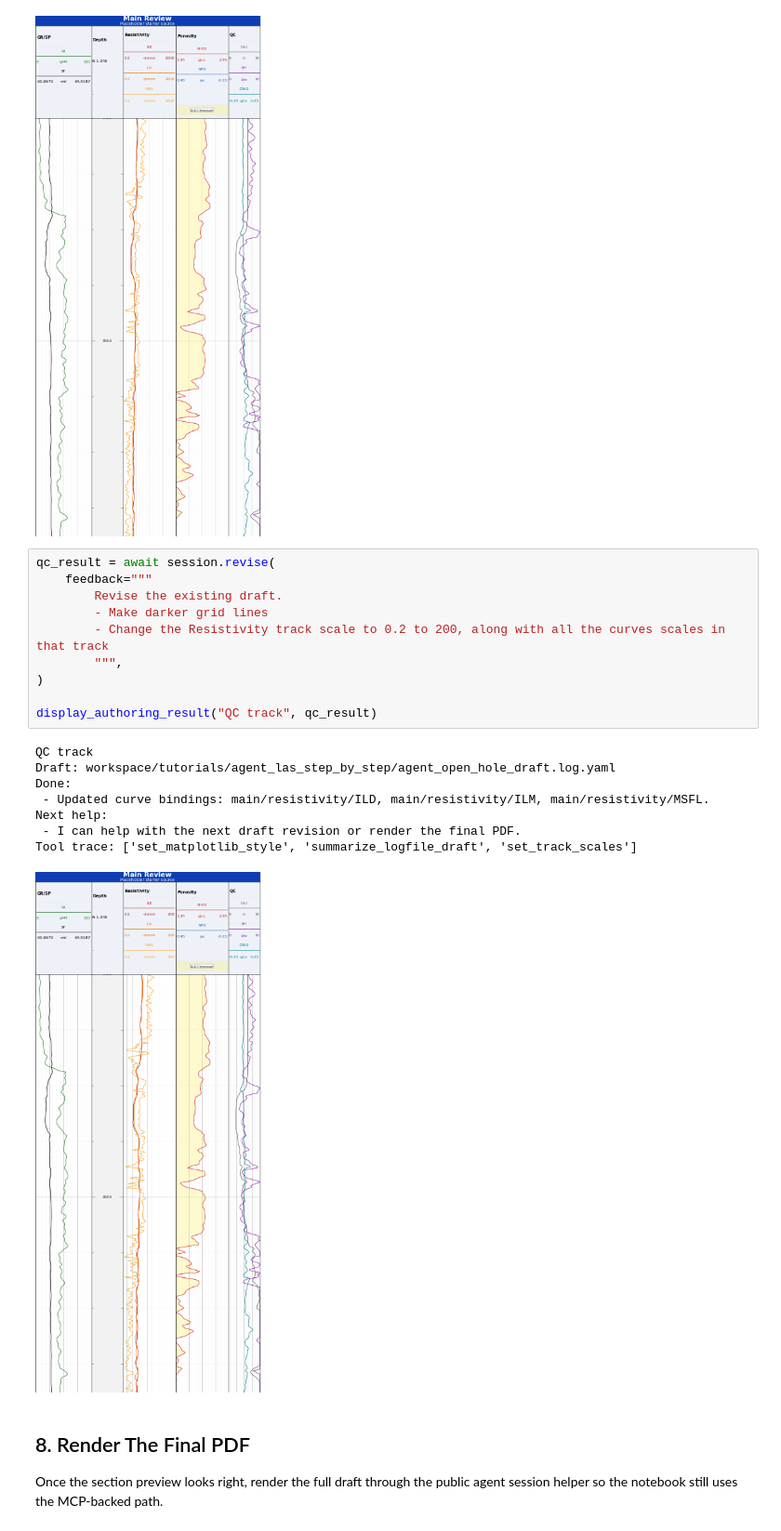
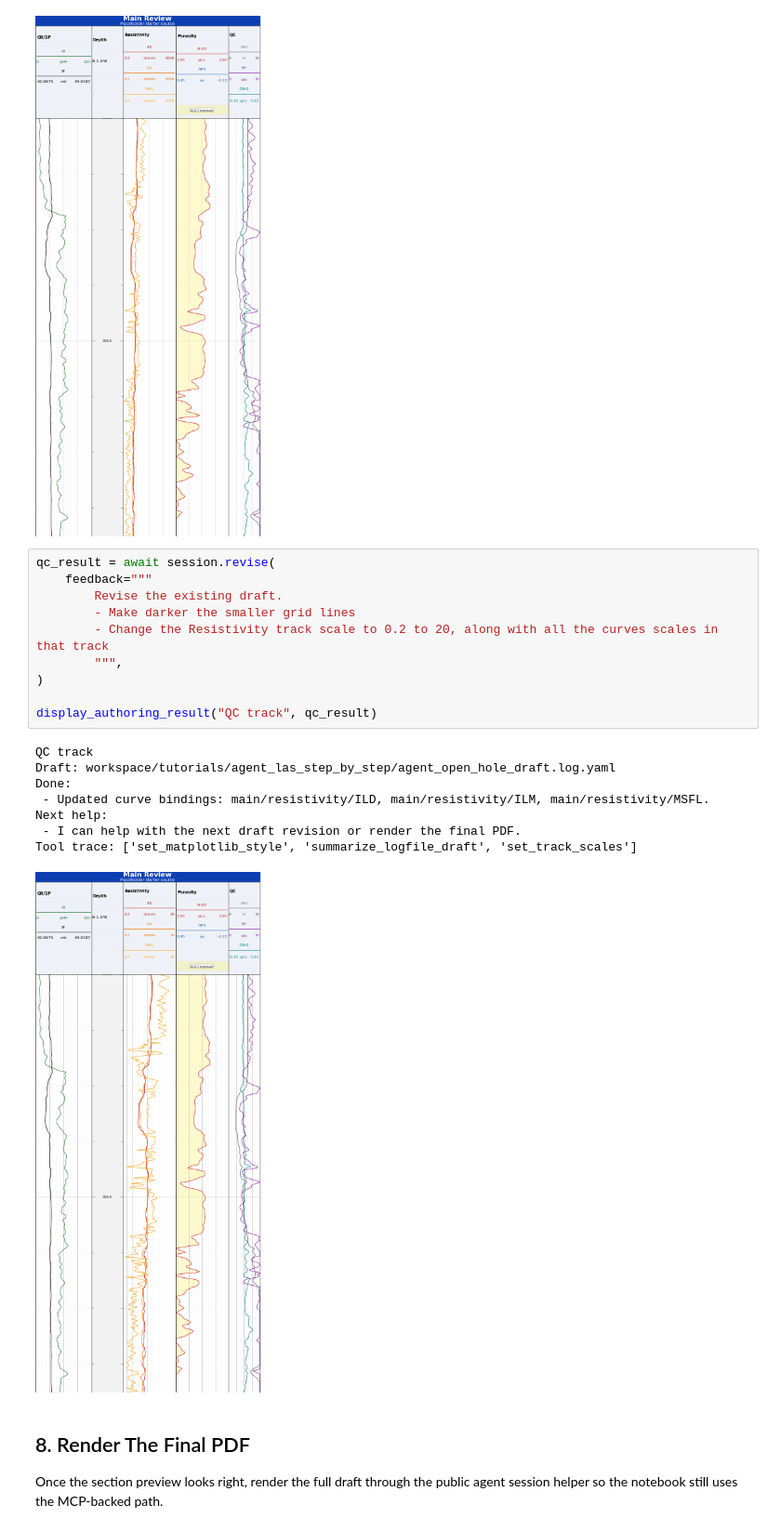
Before and after one commit to cschrupp/wellplot, a Jupyter notebook: examples/notebooks/user/agent_las_step_by_step.ipynb, the cells around one changed output. Shown at 93% size. Cells and saved outputs as stored; diff of their text form.

```diff
--- a/examples/notebooks/user/agent_las_step_by_step.ipynb
+++ b/examples/notebooks/user/agent_las_step_by_step.ipynb
@@ -458,22 +458,22 @@ Tool trace: ['summarize_logfile_draft', 'check_channel_availability', 'check_cha
 # %%
 qc_result = await session.revise(
     feedback="""
         Revise the existing draft.
-        - Make darker grid lines
-        - Change the Resistivity track scale to 0.2 to 200, along with all the curves scales in that track
+        - Make darker the smaller grid lines
+        - Change the Resistivity track scale to 0.2 to 20, along with all the curves scales in that track
         """,
 )
 
 display_authoring_result("QC track", qc_result)
 # %% [output]
 QC track
 Draft: workspace/tutorials/agent_las_step_by_step/agent_open_hole_draft.log.yaml
 Done:
  - Updated curve bindings: main/resistivity/ILD, main/resistivity/ILM, main/resistivity/MSFL.
 Next help:
  - I can help with the next draft revision or render the final PDF.
 Tool trace: ['set_matplotlib_style', 'summarize_logfile_draft', 'set_track_scales']
-[figure, old version]
+[figure, new version]
 # %% [markdown]
 ## 8. Render The Final PDF
 
```
Also changed, not shown: 4 other files.
